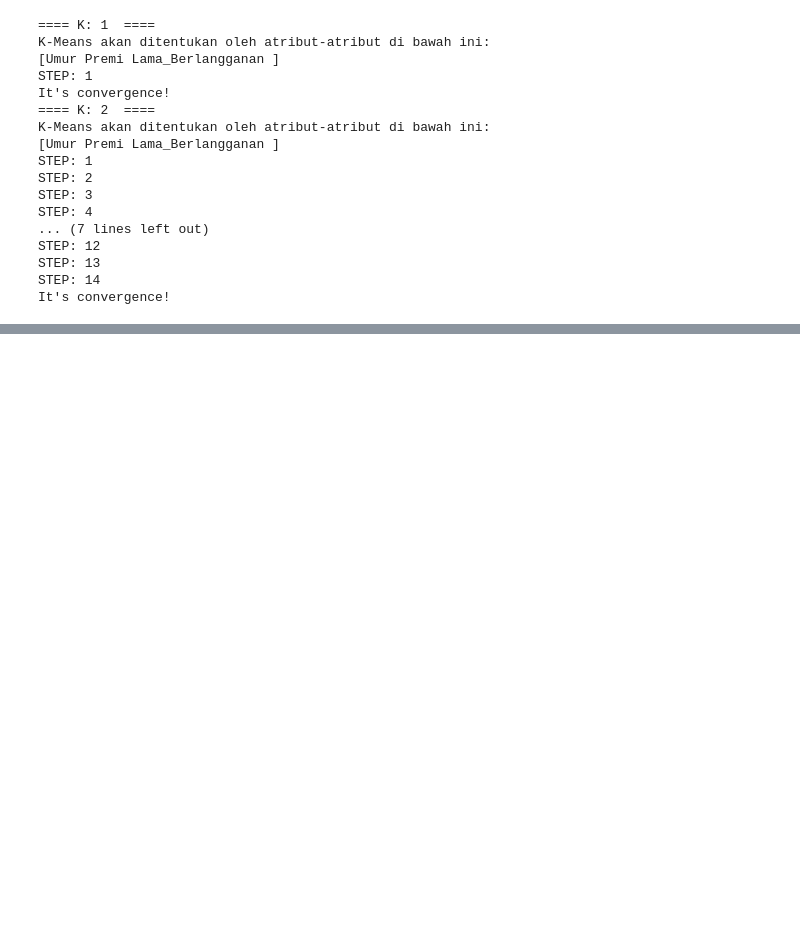
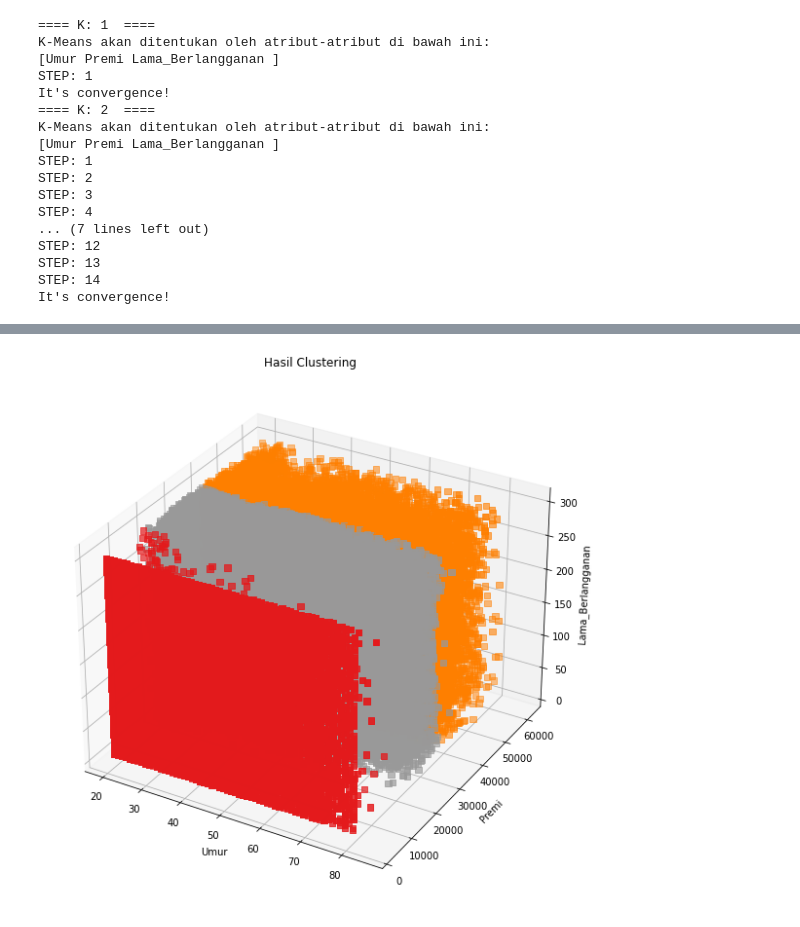
Before and after one commit to kaenova/Malin_Tubes1, a Jupyter notebook: notebooks/Pembelajaran Mesin Tugas Besar 1.ipynb, the cells around one changed output, grey strips where cells are left out. Drawn from its saved outputs; the diff is of its cells as text; code cells hidden in the pictures; blank space fills up the shorter version.

```diff
--- a/notebooks/Pembelajaran Mesin Tugas Besar 1.ipynb
+++ b/notebooks/Pembelajaran Mesin Tugas Besar 1.ipynb
@@ -395,0 +434,3 @@ f.close()
+# %%
+df_asli = pd.read_csv("../data/processed/combined.csv")
+df_asli.head()
@@ -395,0 +464,3 @@ f.close()
+# %%
+df_asli["cluster"] = obj["k_runs"][3]["cluster"]
+df_asli.head()
@@ -395,0 +478,5 @@ f.close()
+# %%
+df_asli_indexset = df_asli.set_index("id")
+df_cluster = {}
+for i in range(3):
+  df_cluster[i] = df_asli_indexset[df_asli_indexset["cluster"] == i]
@@ -395,0 +519,16 @@ f.close()
+# %%
+fig = plt.figure()
+ax = fig.add_subplot(111, projection='3d')
+x = np.array(df_asli['Umur'])
+y = np.array(df_asli['Premi'])
+z = np.array(df_asli['Lama_Berlangganan'])
+
+ax.scatter(x,y,z, marker="s", c=df_asli["cluster"], s=40, cmap="Set1")
+ax.set_xlabel("Umur")
+ax.set_ylabel("Premi")
+ax.set_zlabel("Lama_Berlangganan")
+ax.set_title("Hasil Clustering")
+fig.set_size_inches((10,10))
+plt.show()
+# %% [output]
+[figure, added]
```
Also changed, not shown: parts of 18 cells of this notebook, 2 other files.
